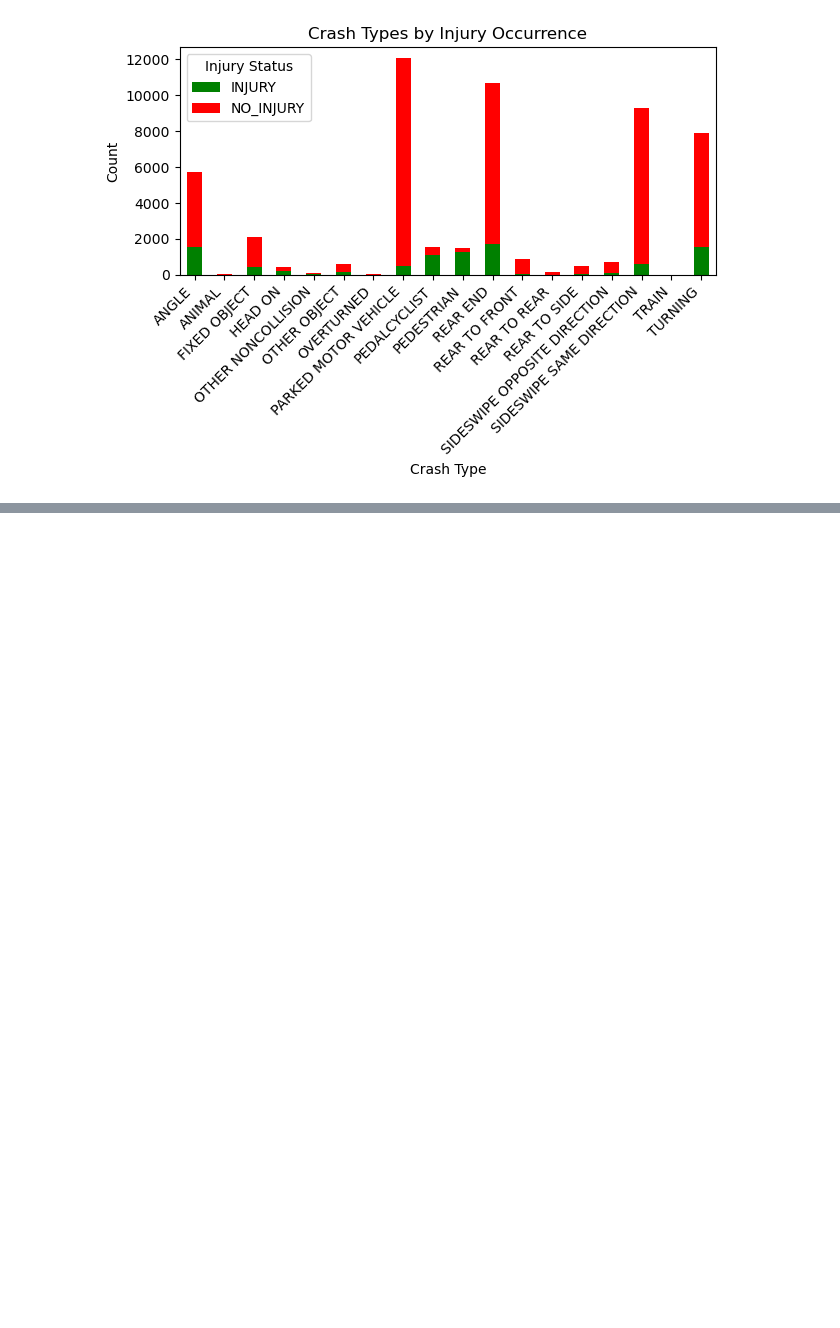
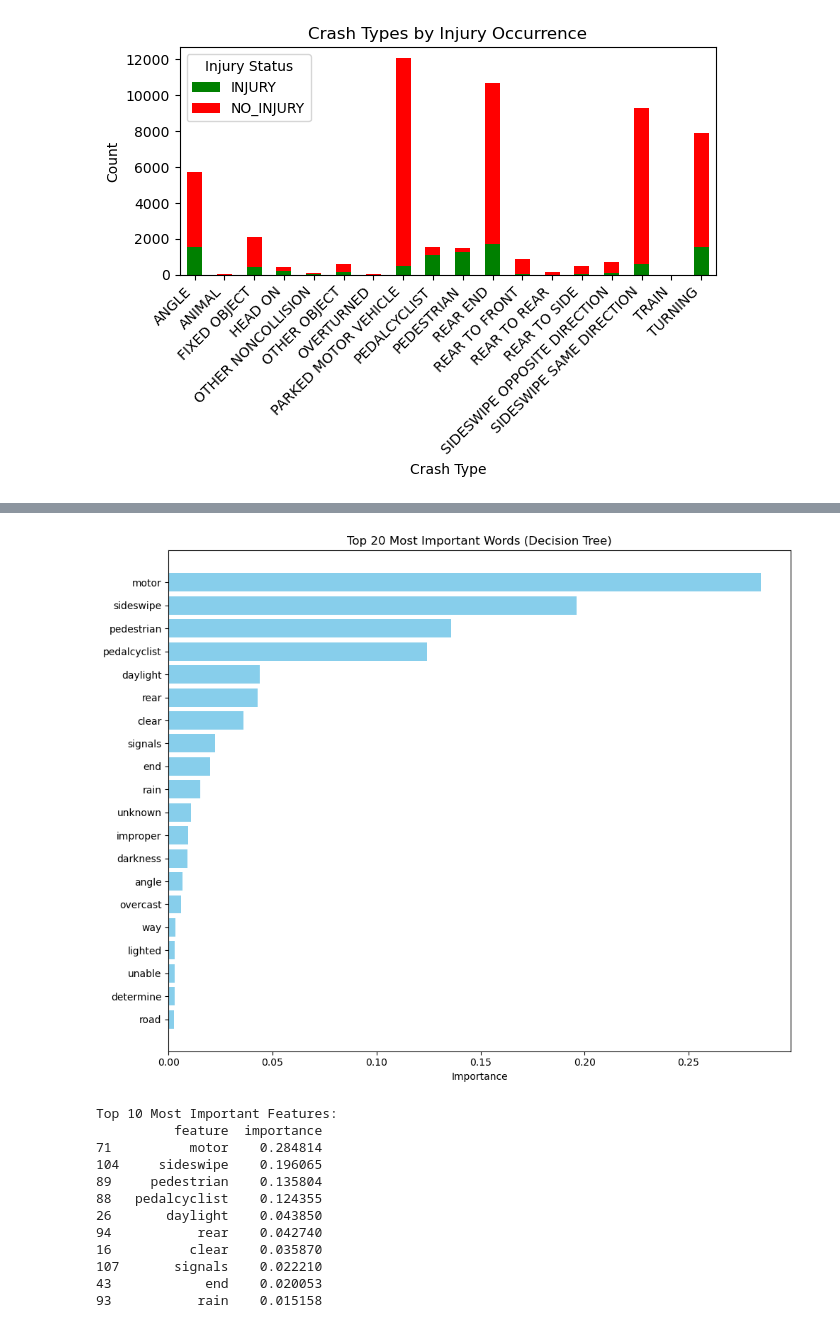
Before and after one commit to Victor-Mufasa/Phase-4-Project, a Jupyter notebook: Jose.ipynb, the cells around one changed output, grey strips where cells are left out. Drawn from its saved outputs; the diff is of its cells as text; code cells hidden in the pictures; blank space fills up the shorter version.

```diff
--- a/Jose.ipynb
+++ b/Jose.ipynb
@@ -279,0 +425,38 @@ plt.show()
+# %%
+#  feature importance
+feature_names = tfidf.get_feature_names_out()
+importances = dt_model.feature_importances_
+
+
+feature_importance_df = pd.DataFrame({
+    'feature': feature_names,
+    'importance': importances
+}).sort_values('importance', ascending=False)
+
+
+top_features = feature_importance_df.head(20)
+
+
+plt.figure(figsize=(10, 8))
+plt.barh(top_features['feature'], top_features['importance'], color='skyblue')
+plt.xlabel('Importance')
+plt.title('Top 20 Most Important Words (Decision Tree)')
+plt.gca().invert_yaxis()
+plt.tight_layout()
+plt.show()
+
+print(top_features.head(10))
+# %% [output]
+[figure, added]
+Top 10 Most Important Features:
+          feature  importance
+71          motor    0.284814
+104     sideswipe    0.196065
+89     pedestrian    0.135804
+88   pedalcyclist    0.124355
+26       daylight    0.043850
+94           rear    0.042740
+16          clear    0.035870
+107       signals    0.022210
+43            end    0.020053
+93           rain    0.015158
```
Also changed, not shown: parts of 13 cells of this notebook.
